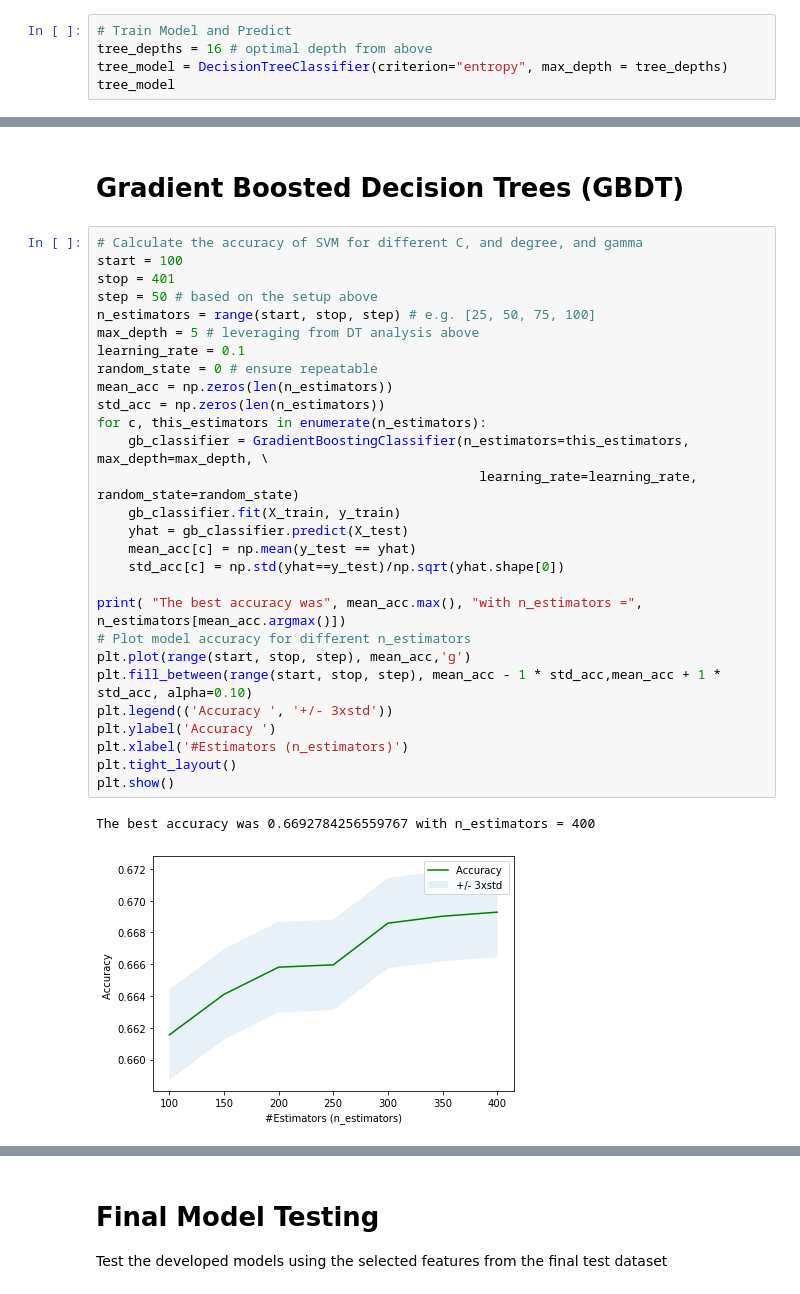
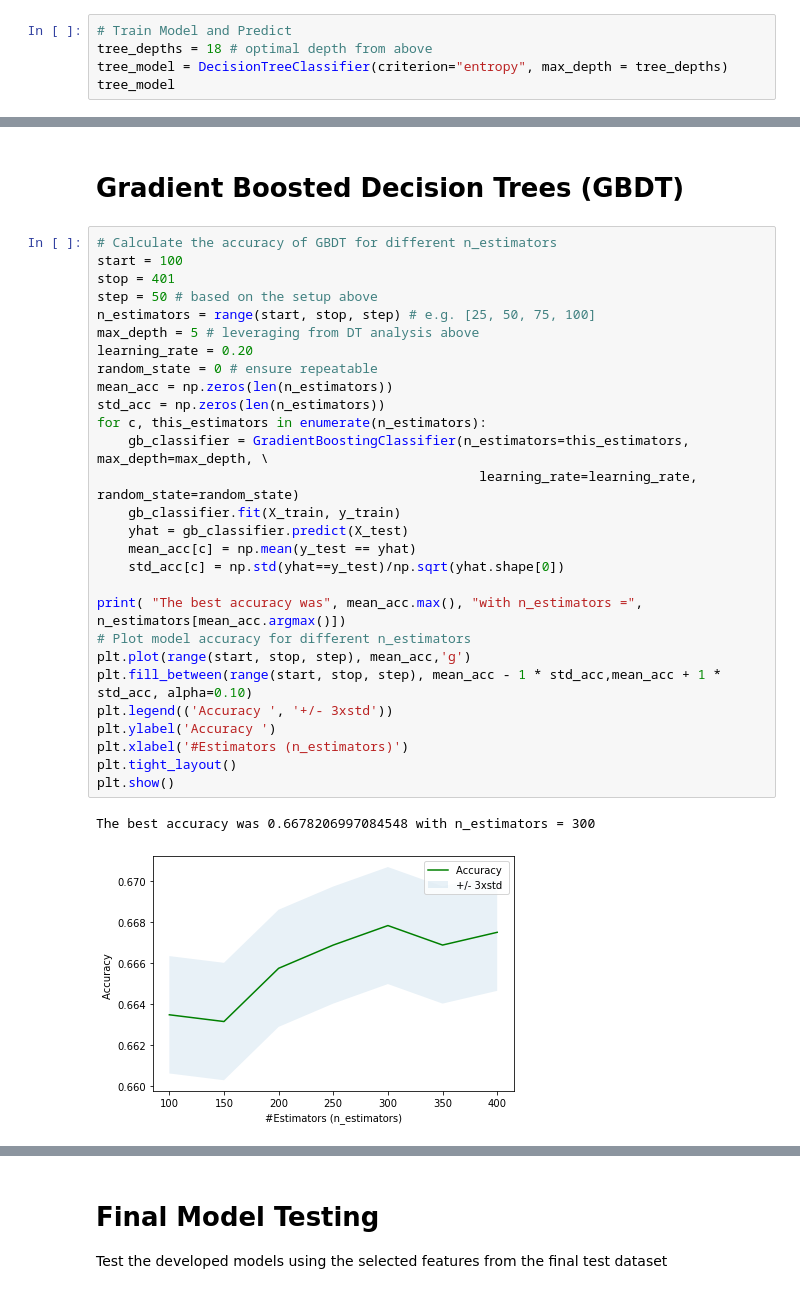
Before and after one commit to chewitty/Coursera_Capstone, a Jupyter notebook: Applied DS Capstone-wk12.ipynb, the cells around one changed output, grey strips where cells are left out. Drawn from its saved outputs; the diff is of its cells as text.

```diff
--- a/Applied DS Capstone-wk12.ipynb
+++ b/Applied DS Capstone-wk12.ipynb
@@ -1252,7 +1254,7 @@ The best accuracy was 0.667128279883382 with max_depth = 16
 [figure]
 # %%
 # Train Model and Predict
-tree_depths = 16 # optimal depth from above
+tree_depths = 18 # optimal depth from above
 tree_model = DecisionTreeClassifier(criterion="entropy", max_depth = tree_depths)
 tree_model
 # %% [output]
@@ -1272,35 +1274,35 @@ F1 0.6380703422053232
 # %% [markdown]
 # Gradient Boosted Decision Trees (GBDT)
 # %%
-# Calculate the accuracy of SVM for different C, and degree, and gamma
+# Calculate the accuracy of GBDT for different n_estimators
 start = 100
 stop = 401
 step = 50 # based on the setup above
 n_estimators = range(start, stop, step) # e.g. [25, 50, 75, 100]
 max_depth = 5 # leveraging from DT analysis above
-learning_rate = 0.1
+learning_rate = 0.20
 random_state = 0 # ensure repeatable
 mean_acc = np.zeros(len(n_estimators))
 std_acc = np.zeros(len(n_estimators))
 for c, this_estimators in enumerate(n_estimators):
     gb_classifier = GradientBoostingClassifier(n_estimators=this_estimators, max_depth=max_depth, \
                                                  learning_rate=learning_rate, random_state=random_state)
     gb_classifier.fit(X_train, y_train)
     yhat = gb_classifier.predict(X_test)
     mean_acc[c] = np.mean(y_test == yhat)
     std_acc[c] = np.std(yhat==y_test)/np.sqrt(yhat.shape[0])
 
 print( "The best accuracy was", mean_acc.max(), "with n_estimators =", n_estimators[mean_acc.argmax()])
 # Plot model accuracy for different n_estimators
 plt.plot(range(start, stop, step), mean_acc,'g')
 plt.fill_between(range(start, stop, step), mean_acc - 1 * std_acc,mean_acc + 1 * std_acc, alpha=0.10)
 plt.legend(('Accuracy ', '+/- 3xstd'))
 plt.ylabel('Accuracy ')
 plt.xlabel('#Estimators (n_estimators)')
 plt.tight_layout()
 plt.show()
 # %% [output]
-The best accuracy was 0.6692784256559767 with n_estimators = 400
+The best accuracy was 0.6678206997084548 with n_estimators = 300
-[figure, old version]
+[figure, new version]
 # %%
 # Finally, train Model using the best parameters
```
Also changed, not shown: parts of 24 cells of this notebook.
